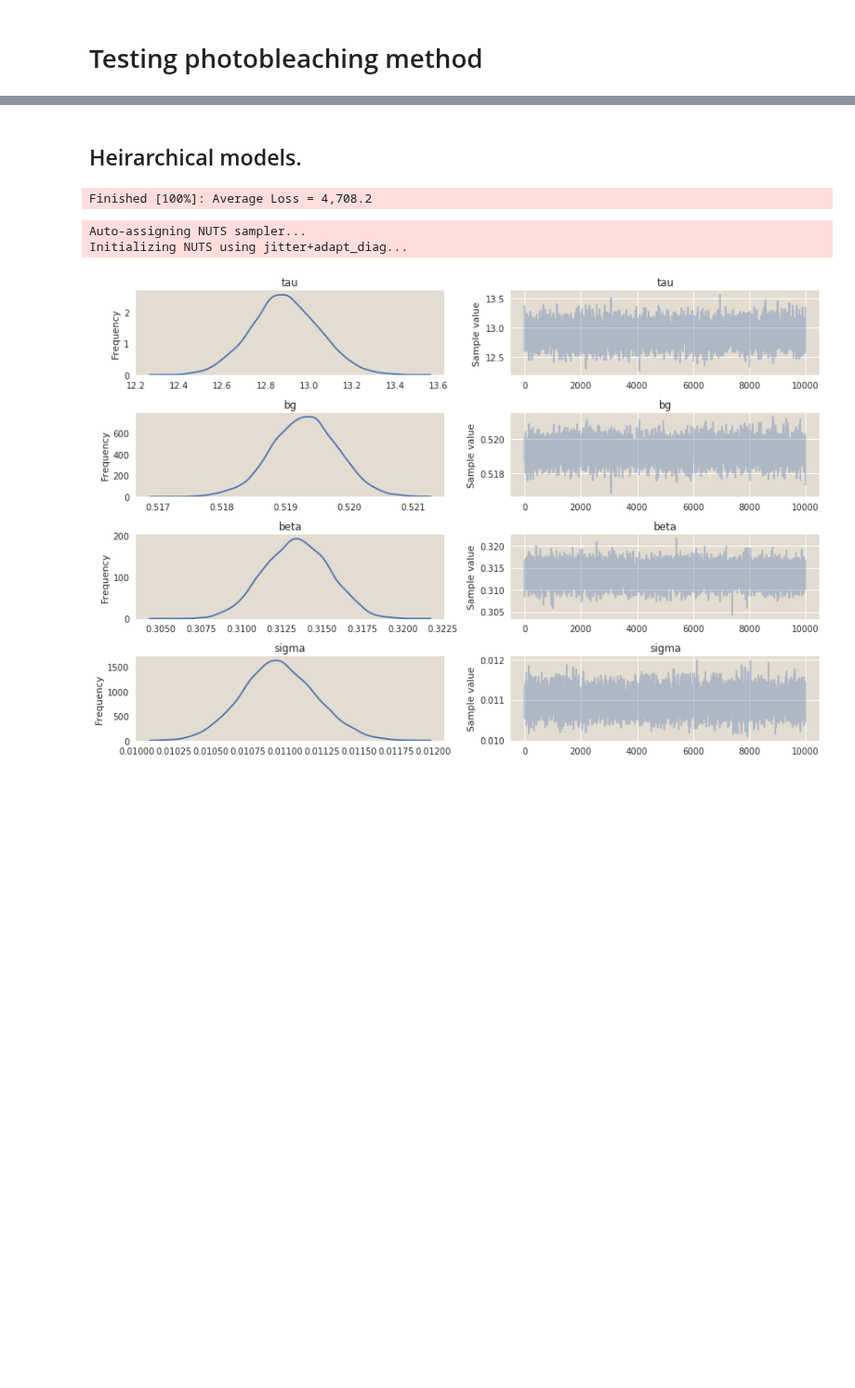
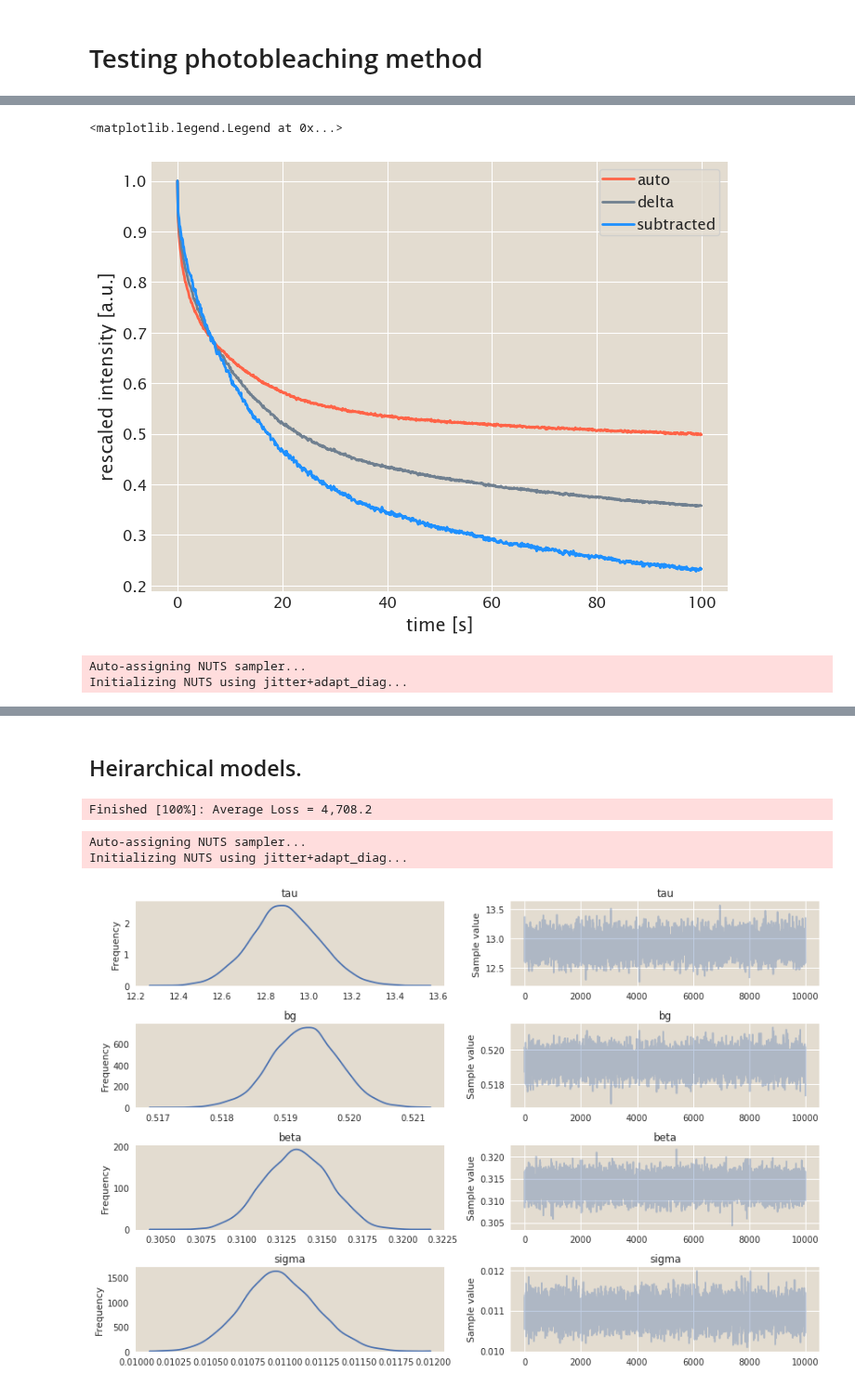
Before and after one commit to RPGroup-PBoC/mscl_survival, a Jupyter notebook: code/notebooks/testing_photobleaching_measurement.ipynb, the cells around one changed output, grey strips where cells are left out. Shown at 93% size. Cells and saved outputs as stored; diff of their text form; code cells hidden in the pictures; blank space fills up the shorter version.

```diff
--- a/code/notebooks/testing_photobleaching_measurement.ipynb
+++ b/code/notebooks/testing_photobleaching_measurement.ipynb
@@ -46,0 +47,50 @@ plt.tight_layout()
+# %%
+# Subtract the means.
+time = bleaching_data['elapsed_time_s'].unique()
+auto_means = np.zeros(len(time))
+delta_means = np.zeros(len(time))
+grouped = bleaching_data.groupby(['strain', 'elapsed_time_s'])
+auto_counter = 0
+delta_counter = 0
+for g, d in grouped:
+
+    mean_val = d['total_intensity'].mean()
+    if g[0] == 'autofluorescence':
+        auto_means[auto_counter] = mean_val
+        auto_counter += 1
+    else:
+        delta_means[delta_counter] = mean_val
+        delta_counter += 1
+sub_means = delta_means - auto_means
+# %%
+fig, ax = plt.subplots(1, 1)
+ax.set_xlabel('time [s]')
+ax.set_ylabel('rescaled intensity [a.u.]')
+time = bleaching_data['elapsed_time_s'].unique()
+ax.plot(time, auto_means / auto_means[0], color='tomato', label='auto')
+ax.plot(time, delta_means/ delta_means[0], color='slategray', label='delta')
+ax.plot(time, sub_means / sub_means[0], color='dodgerblue', label='subtracted')
+plt.legend()
+# %% [output]
+<matplotlib.legend.Legend at 0x...>
+[figure, added]
+# %%
+sub_resc = sub_means / sub_means[0]
+with pm.Model() as model:
+    # Set the priors.
+    bg = pm.Uniform('bg', lower=0, upper=1)
+    beta_1 = pm.Uniform('beta_1', lower=0, upper=1)
+    beta_2 = pm.Uniform('beta_2', lower=0, upper=1)
+    tau_1 = pm.HalfNormal('tau_1', sd=100)
+    tau_2 = pm.HalfNormal('tau_2', sd=100)
+    sigma = pm.HalfNormal('sigma', sd=1)
+
+    # Compute the expected value.
+    I_theo = bg + beta_1 * tt.exp(-time / tau_1) + beta_2 * tt.exp(-time / tau_2)
+
+    # Sample the likelihood
+    like = pm.Normal('like', mu=I_theo, sd=sigma, observed=sub_resc)
+    trace = pm.sample(draws=5000, tune=5000)
+# %% [output]
+Auto-assigning NUTS sampler...
+Initializing NUTS using jitter+adapt_diag...
```
Also changed, not shown: parts of 4 cells of this notebook, 1 other file.
